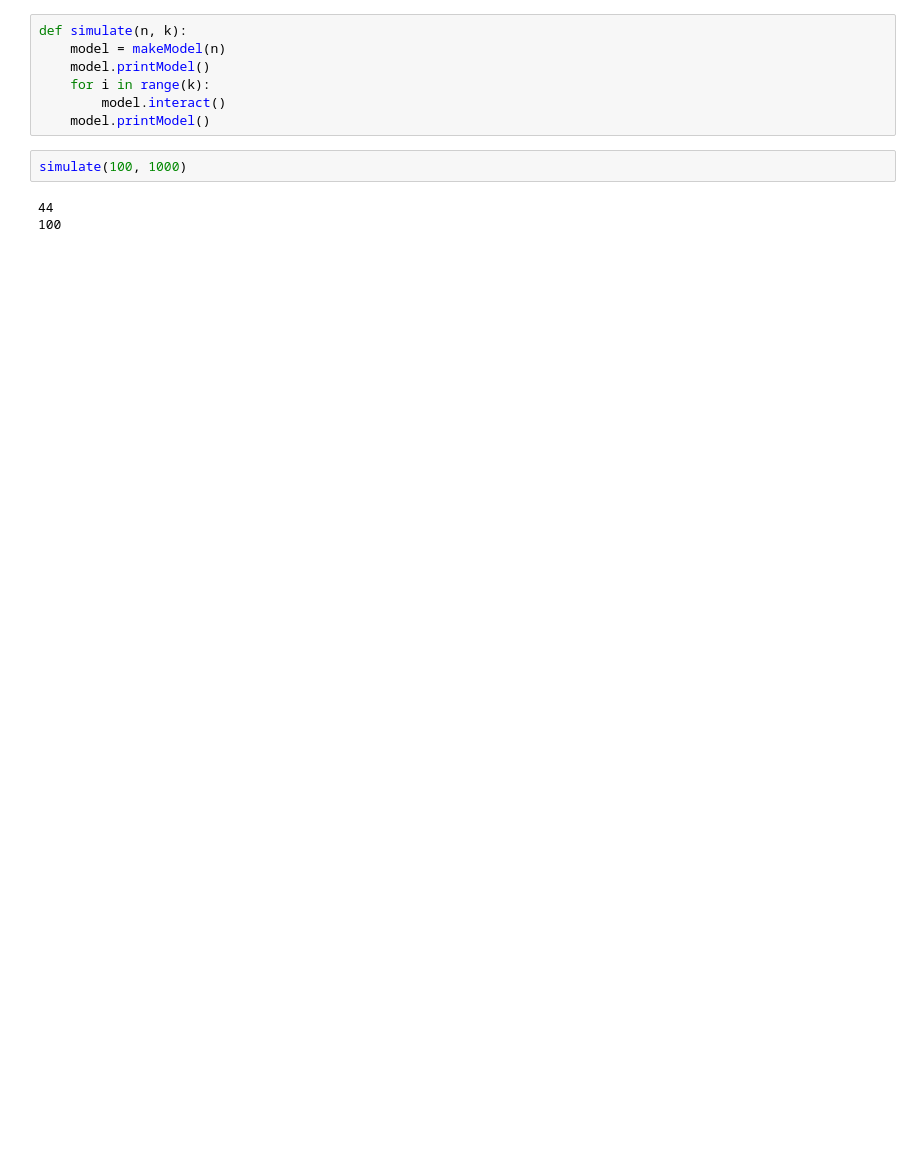
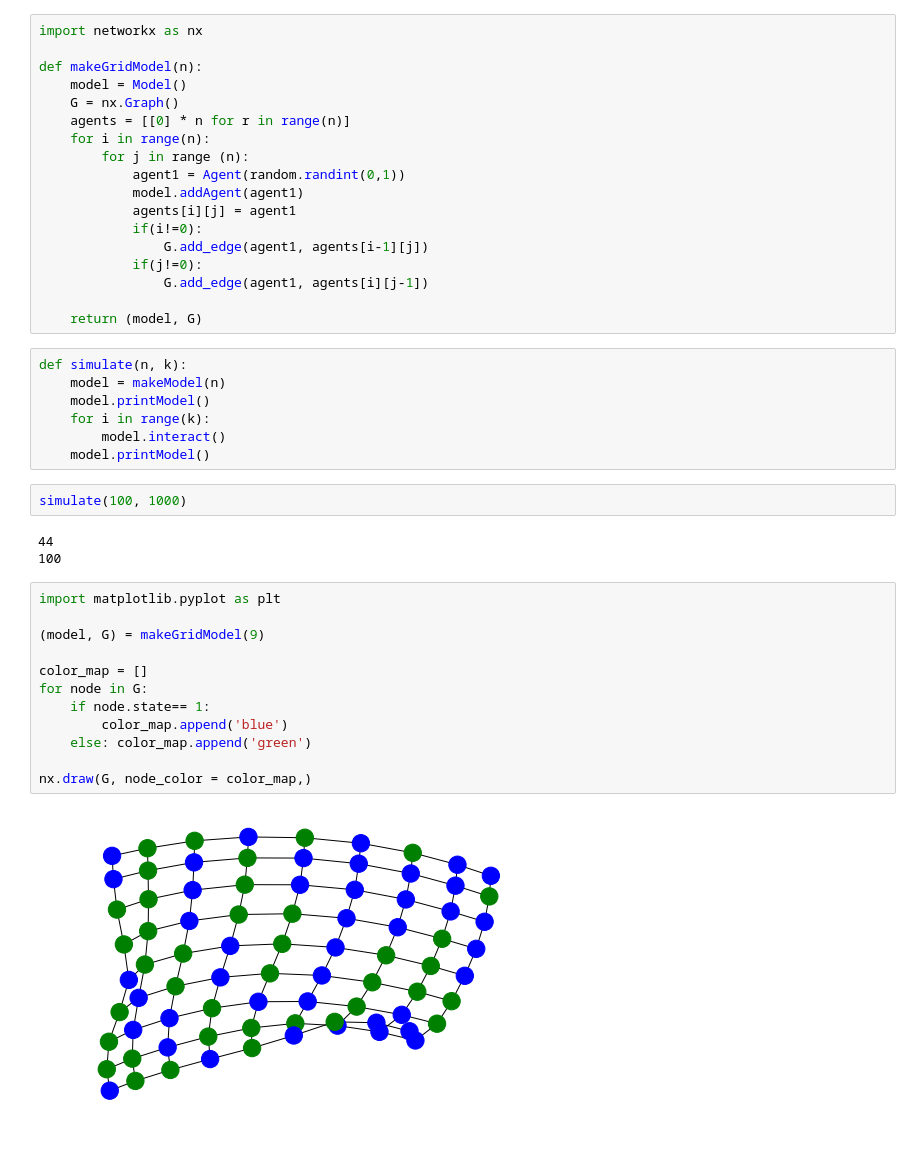
Before and after one commit to sigridbra/project-collective-altruism, a Jupyter notebook: iter1.ipynb, the cells around one changed output. Cells and saved outputs as stored; diff of their text form; blank space fills up the shorter version.

Commit message:
test some plotting

```diff
--- a/iter1.ipynb
+++ b/iter1.ipynb
@@ -55,3 +49,21 @@ def makeModel(n):
+# %%
+import networkx as nx
+
+def makeGridModel(n):
+    model = Model()
+    G = nx.Graph()
+    agents = [[0] * n for r in range(n)]
+    for i in range(n):
+        for j in range (n):
+            agent1 = Agent(random.randint(0,1))
+            model.addAgent(agent1)
+            agents[i][j] = agent1
+            if(i!=0):
+                G.add_edge(agent1, agents[i-1][j])
+            if(j!=0):
+                G.add_edge(agent1, agents[i][j-1])
+
+    return (model, G)
 # %%
 def simulate(n, k):
     model = makeModel(n)
@@ -64,3 +76,17 @@ simulate(100, 1000)
 # %% [output]
 44
 100
+# %%
+import matplotlib.pyplot as plt
+
+(model, G) = makeGridModel(9)
+
+color_map = []
+for node in G:
+    if node.state== 1:
+        color_map.append('blue')
+    else: color_map.append('green')
+
+nx.draw(G, node_color = color_map,)
+# %% [output]
+[figure, added]
```
Also changed, not shown: parts of 1 cell of this notebook.
